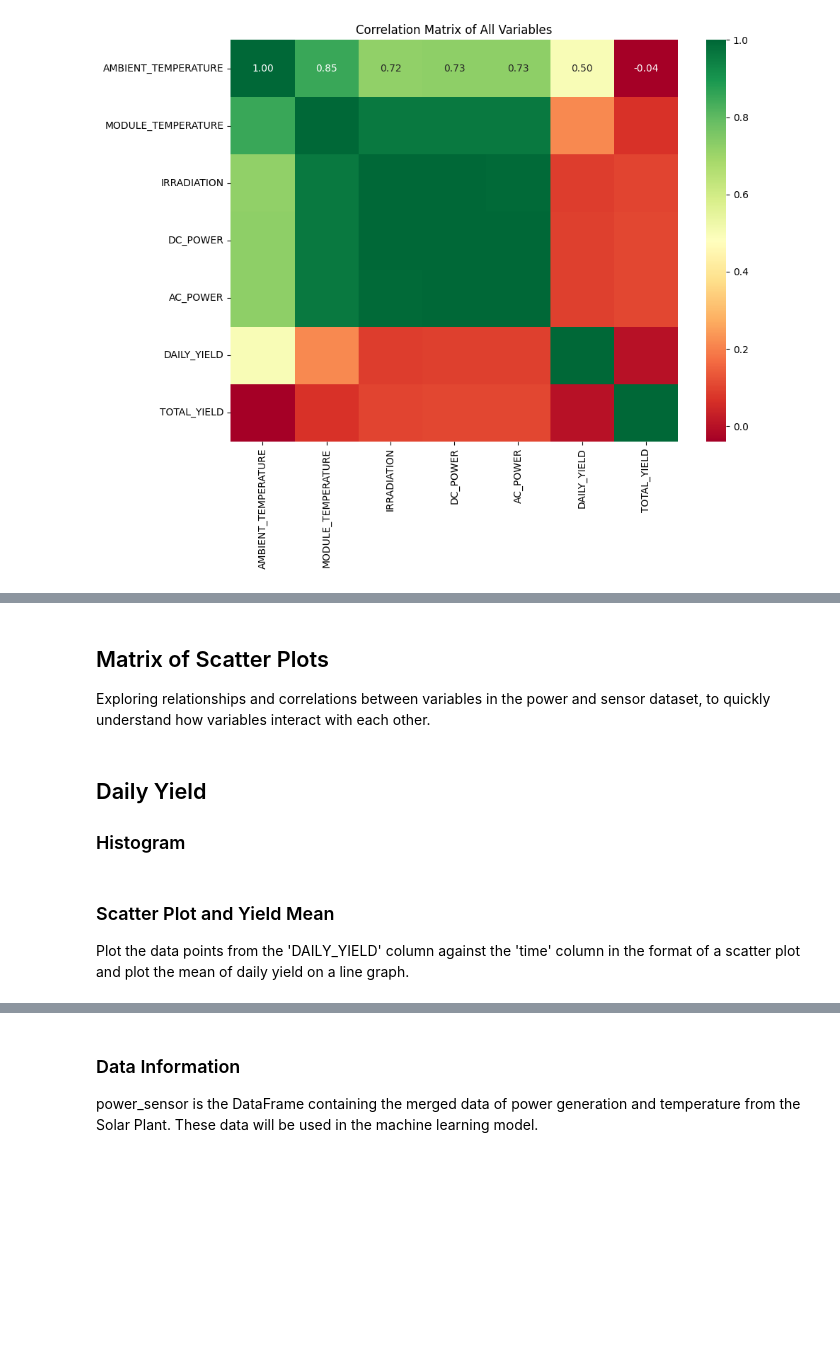
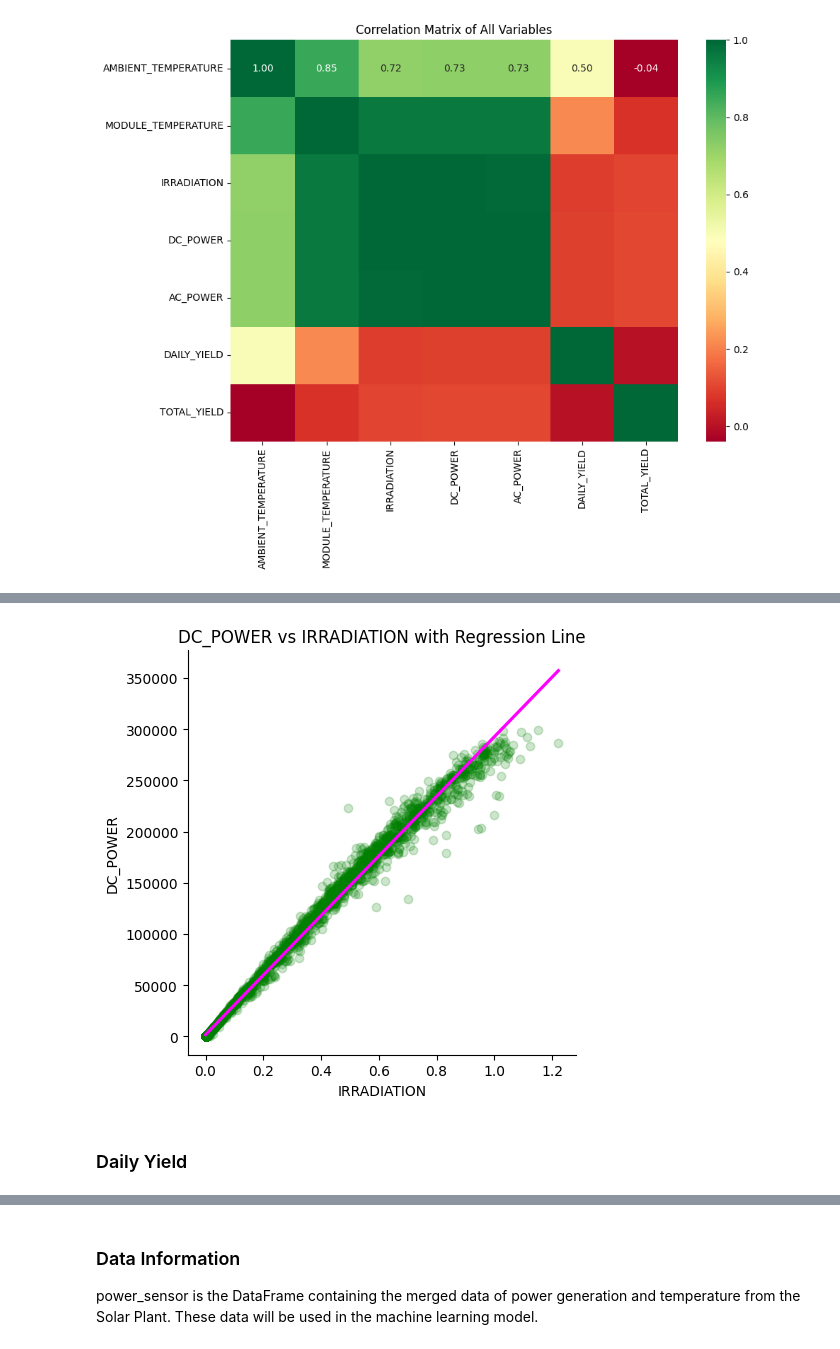
Before and after one commit to FelipeSteudel/Felipe_Steudel-Strategic_Thinking-CA3, a Jupyter notebook: CA3 - Felipe Steudel - Strategic Thinking - HDip in Data Analytics.ipynb, the cells around one changed output, grey strips where cells are left out. Saved outputs shown, nothing was run; the diff lists cells and outputs as text; code cells hidden in the pictures; blank space fills up the shorter version.

```diff
--- a/CA3 - Felipe Steudel - Strategic Thinking - HDip in Data Analytics.ipynb
+++ b/CA3 - Felipe Steudel - Strategic Thinking - HDip in Data Analytics.ipynb
@@ -543,9 +529,7 @@ KeyError: "['DC_POWER_lag_1', 'DC_POWER_roll_mean_1h'] not in index"
 # %%
-sns.lmplot(x='IRRADIATION', y='DC_POWER', data=power_sensor, scatter_kws={'alpha':0.4}, line_kws={'color':'red'})
+sns.lmplot(x='IRRADIATION', y='DC_POWER', data=power_sensor, scatter_kws={'color':'green', 'alpha':0.2}, line_kws={'color':'magenta'})
 plt.title('DC_POWER vs IRRADIATION with Regression Line')
 plt.tight_layout()
 plt.show()
+# %% [output]
+[figure, added]
-# %% [markdown]
-## Matrix of Scatter Plots
-
-Exploring relationships and correlations between variables in the power and sensor dataset, to quickly understand how variables interact with each other.
@@ -555,3 +536,2 @@ plt.show()
 # %% [markdown]
-## Daily Yield
-### Histogram
+### Daily Yield
@@ -566,4 +537,0 @@ plt.title('DAILY_YIELD Histogram')
-# %% [markdown]
-### Scatter Plot and Yield Mean
-
-Plot the data points from the 'DAILY_YIELD' column against the 'time' column in the format of a scatter plot and plot the mean of daily yield on a line graph.
```
Also changed, not shown: parts of 21 cells of this notebook.
